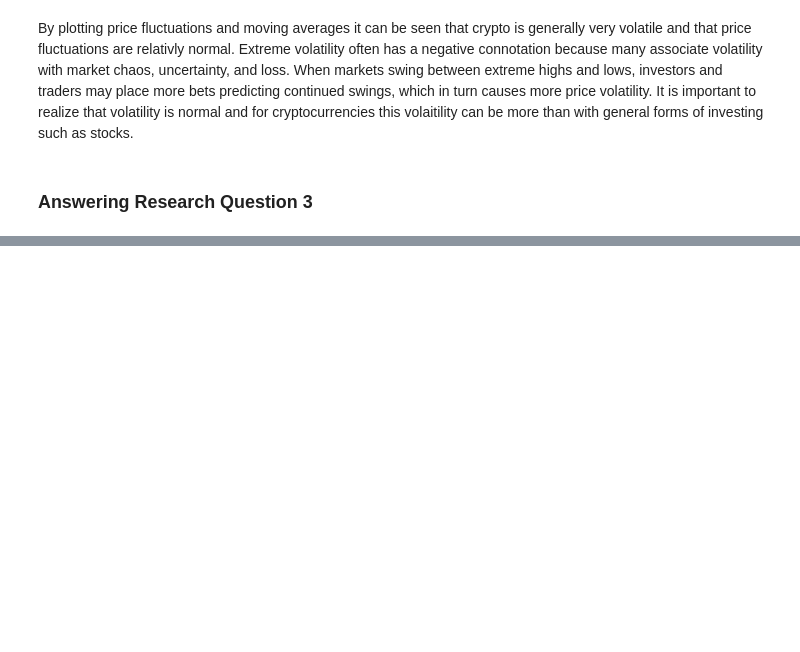
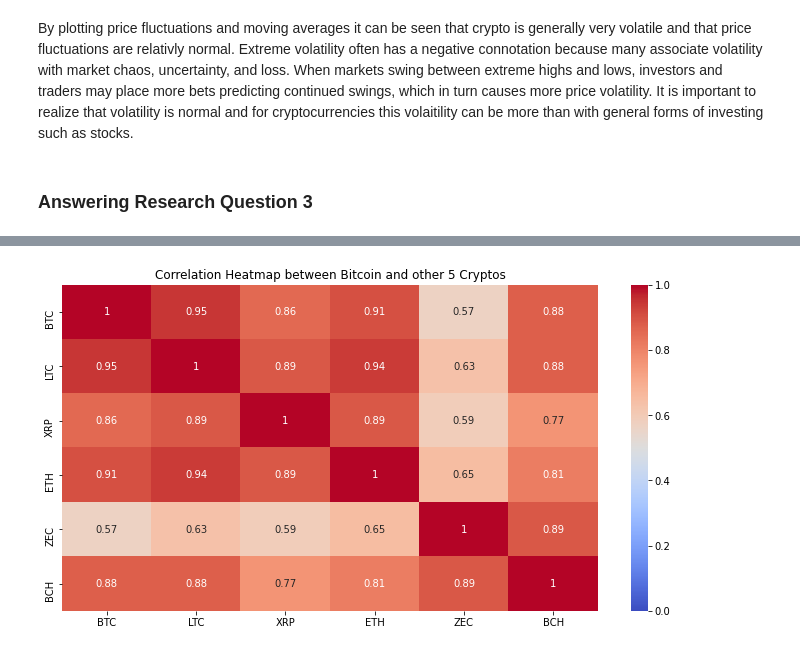
Before and after one commit to ithakker/CISC367FinalIshaanThakker, a Jupyter notebook: final.ipynb, the cells around one changed output, grey strips where cells are left out. Saved outputs shown, nothing was run; the diff lists cells and outputs as text; code cells hidden in the pictures; blank space fills up the shorter version.

```diff
--- a/final.ipynb
+++ b/final.ipynb
@@ -184,0 +227,7 @@ By plotting price fluctuations and moving averages it can be seen that crypto is
+# %%
+plt.figure(figsize=(12,6))
+sns.heatmap(close.corr(),vmin=0, vmax=1, cmap='coolwarm', annot=True)
+plt.title('Correlation Heatmap between Bitcoin and other 5 Cryptos')
+plt.show()
+# %% [output]
+[figure, added]
```
Also changed, not shown: parts of 8 cells of this notebook, 1 other file.
